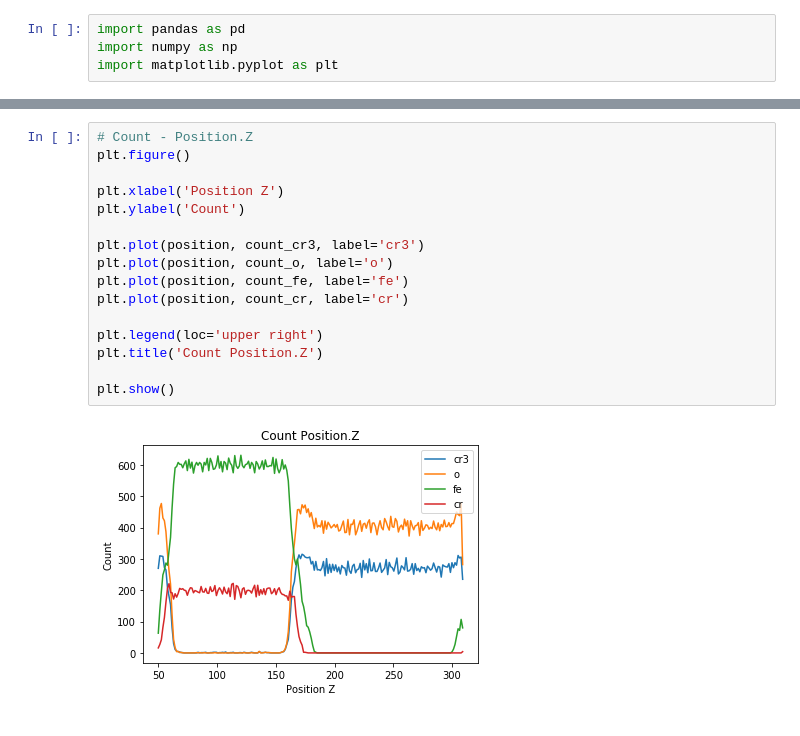
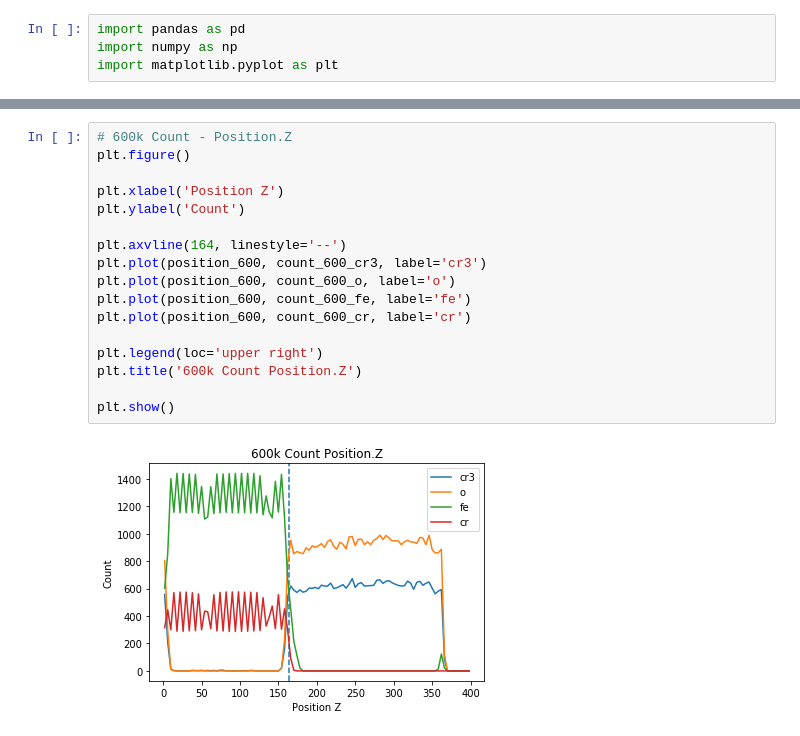
Before and after one commit to YuanshuoZhangDE/Python, a Jupyter notebook: Jupyter/Lammps Data Analysis/Cr2O3-FeCr/count-position.ipynb, the cells around one changed output, grey strips where cells are left out. Drawn from its saved outputs; the diff is of its cells as text.

```diff
--- a/Jupyter/Lammps Data Analysis/Cr2O3-FeCr/count-position.ipynb
+++ b/Jupyter/Lammps Data Analysis/Cr2O3-FeCr/count-position.ipynb
@@ -22,18 +117,19 @@ count_cr = t100_cr_Count['Count']
 # %%
-# Count - Position.Z
+# 600k Count - Position.Z
 plt.figure()
 
 plt.xlabel('Position Z')
 plt.ylabel('Count')
 
-plt.plot(position, count_cr3, label='cr3')
-plt.plot(position, count_o, label='o')
-plt.plot(position, count_fe, label='fe')
-plt.plot(position, count_cr, label='cr')
+plt.axvline(164, linestyle='--')
+plt.plot(position_600, count_600_cr3, label='cr3')
+plt.plot(position_600, count_600_o, label='o')
+plt.plot(position_600, count_600_fe, label='fe')
+plt.plot(position_600, count_600_cr, label='cr')
 
 plt.legend(loc='upper right')
-plt.title('Count Position.Z')
+plt.title('600k Count Position.Z')
 
 plt.show()
 # %% [output]
-[figure, old version]
+[figure, new version]
```
Also changed, not shown: parts of 13 cells of this notebook, 7 other files.
